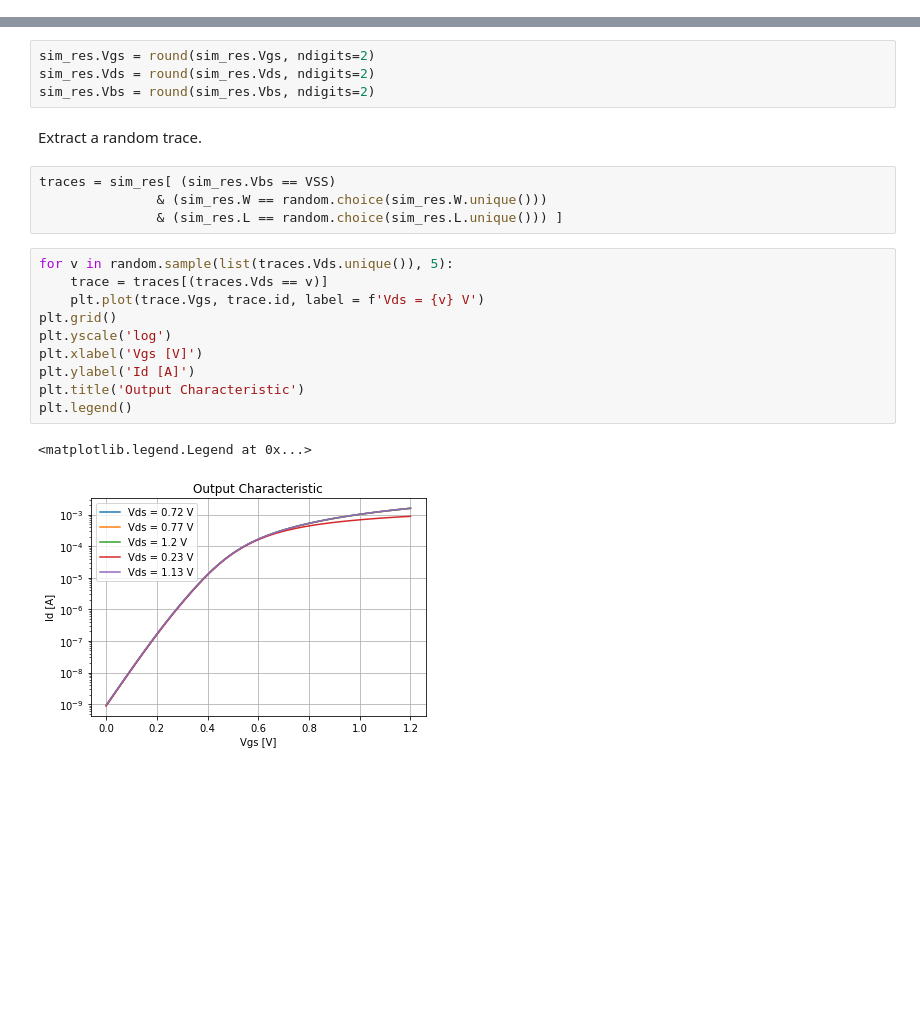
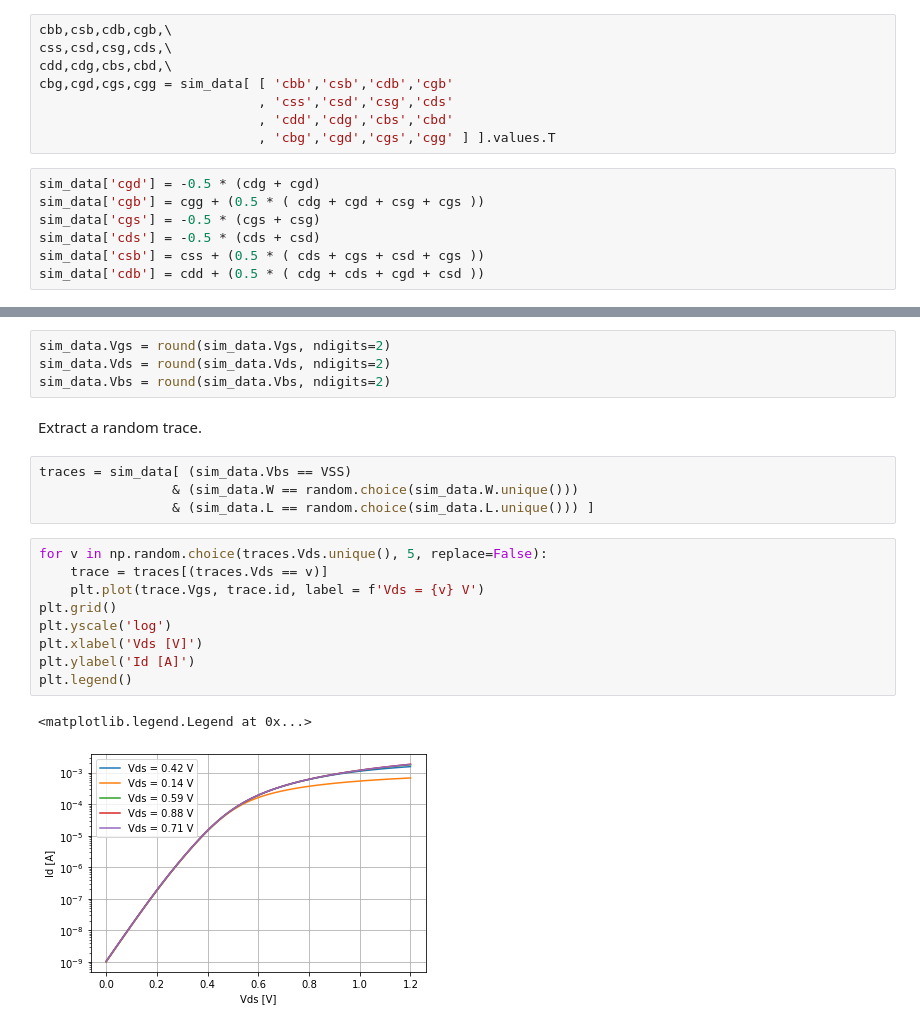
Before and after one commit to AugustUnderground/pyrdict, a Jupyter notebook: predict.ipynb, the cells around one changed output, grey strips where cells are left out. Saved outputs shown, nothing was run; the diff lists cells and outputs as text; blank space fills up the shorter version.

```diff
--- a/predict.ipynb
+++ b/predict.ipynb
@@ -145,3 +159,18 @@ sim_res = pd.concat(results, ignore_index=True)
+# %%
+cbb,csb,cdb,cgb,\
+css,csd,csg,cds,\
+cdd,cdg,cbs,cbd,\
+cbg,cgd,cgs,cgg = sim_data[ [ 'cbb','csb','cdb','cgb'
+                            , 'css','csd','csg','cds'
+                            , 'cdd','cdg','cbs','cbd'
+                            , 'cbg','cgd','cgs','cgg' ] ].values.T
+# %%
+sim_data['cgd'] = -0.5 * (cdg + cgd)
+sim_data['cgb'] = cgg + (0.5 * ( cdg + cgd + csg + cgs ))
+sim_data['cgs'] = -0.5 * (cgs + csg)
+sim_data['cds'] = -0.5 * (cds + csd)
+sim_data['csb'] = css + (0.5 * ( cds + cgs + csd + cgs ))
+sim_data['cdb'] = cdd + (0.5 * ( cdg + cds + cgd + csd ))
 # %% [markdown]
 Store data in HDF5 binary.
 # %%
@@ -153,26 +182,25 @@ with h5.File(data_file, 'w') as h5_file:
 
 After chracterization, check out some of the results. First the terminal voltages are rounded for easier filtering.
 # %%
-sim_res.Vgs = round(sim_res.Vgs, ndigits=2)
-sim_res.Vds = round(sim_res.Vds, ndigits=2)
-sim_res.Vbs = round(sim_res.Vbs, ndigits=2)
+sim_data.Vgs = round(sim_data.Vgs, ndigits=2)
+sim_data.Vds = round(sim_data.Vds, ndigits=2)
+sim_data.Vbs = round(sim_data.Vbs, ndigits=2)
 # %% [markdown]
 Extract a random trace.
 # %%
-traces = sim_res[ (sim_res.Vbs == VSS)
-               & (sim_res.W == random.choice(sim_res.W.unique()))
-               & (sim_res.L == random.choice(sim_res.L.unique())) ]
+traces = sim_data[ (sim_data.Vbs == VSS)
+                 & (sim_data.W == random.choice(sim_data.W.unique()))
+                 & (sim_data.L == random.choice(sim_data.L.unique())) ]
 # %%
-for v in random.sample(list(traces.Vds.unique()), 5):
+for v in np.random.choice(traces.Vds.unique(), 5, replace=False):
     trace = traces[(traces.Vds == v)]
     plt.plot(trace.Vgs, trace.id, label = f'Vds = {v} V')
 plt.grid()
 plt.yscale('log')
-plt.xlabel('Vgs [V]')
+plt.xlabel('Vds [V]')
 plt.ylabel('Id [A]')
-plt.title('Output Characteristic')
 plt.legend()
 # %% [output]
 <matplotlib.legend.Legend at 0x...>
-[figure, old version]
+[figure, new version]
 # %%
```
Also changed, not shown: parts of 6 cells of this notebook.
